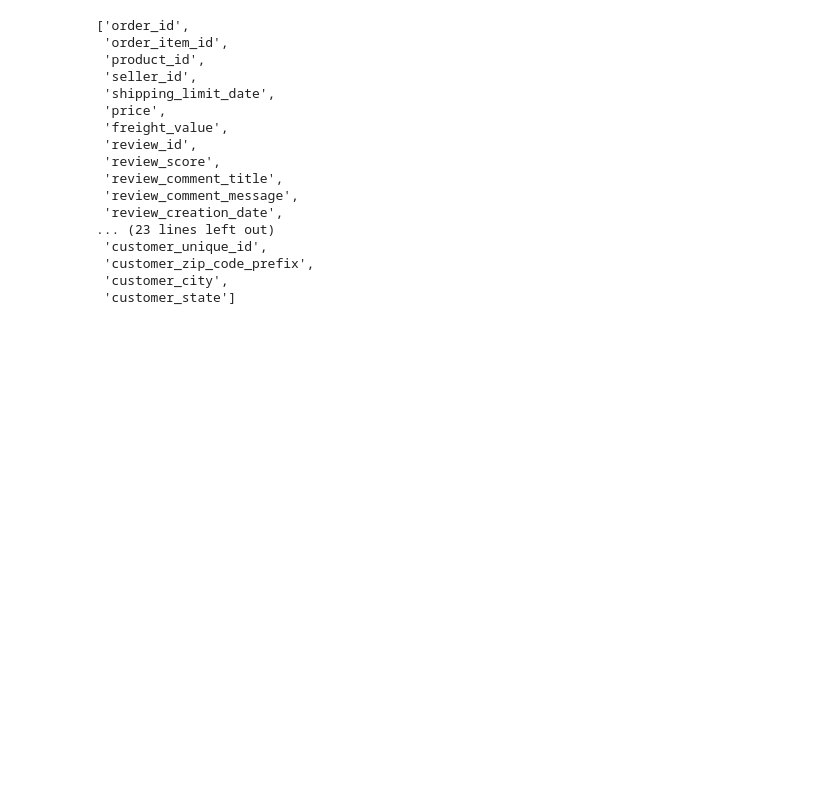
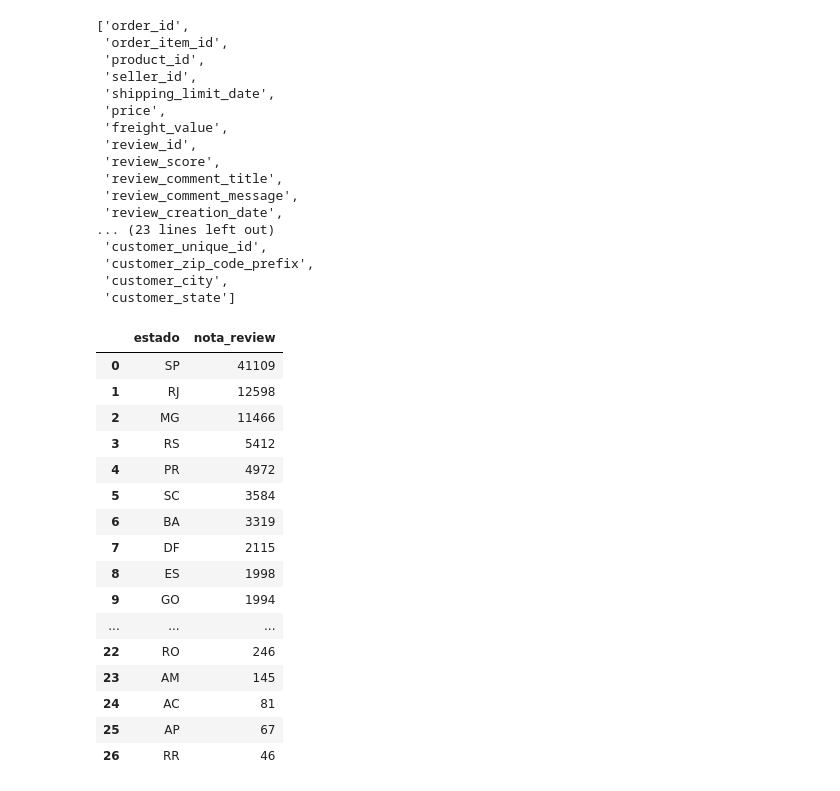
Before and after one commit to Brenno-Kenji/consumer-feedback-analysis, a Jupyter notebook: notebooks/main.ipynb, the cells around one changed output. Drawn from its saved outputs; the diff is of its cells as text; code cells hidden in the pictures; blank space fills up the shorter version.

```diff
--- a/notebooks/main.ipynb
+++ b/notebooks/main.ipynb
@@ -920,3 +920,31 @@ list(merged_order_id.columns)
  'customer_zip_code_prefix',
  'customer_city',
  'customer_state']
+# %%
+# Filtrando a quantidade de review por estado:
+total_review_por_estado = consumer_feedback_analysis[['review_id', 'customer_state']].groupby(['customer_state']).count()
+total_review_por_estado = total_review_por_estado.sort_values(['review_id'], ascending = False)
+total_review_por_estado = total_review_por_estado.reset_index()
+total_review_por_estado.rename(columns = {'customer_state' : 'estado', 'review_id' : 'nota_review'}, inplace = True)
+display(total_review_por_estado)
+
+# Total de review:
+total_de_review = total_review_por_estado['nota_review'].sum()
+# %% [output]
+|  | estado | nota_review |
+| 0 | SP | 41109 |
+| 1 | RJ | 12598 |
+| 2 | MG | 11466 |
+| 3 | RS | 5412 |
+| 4 | PR | 4972 |
+| 5 | SC | 3584 |
+| 6 | BA | 3319 |
+| 7 | DF | 2115 |
+| 8 | ES | 1998 |
+| 9 | GO | 1994 |
+| ... | ... | ... |
+| 22 | RO | 246 |
+| 23 | AM | 145 |
+| 24 | AC | 81 |
+| 25 | AP | 67 |
+| 26 | RR | 46 |
```
Also changed, not shown: parts of 7 cells of this notebook.
